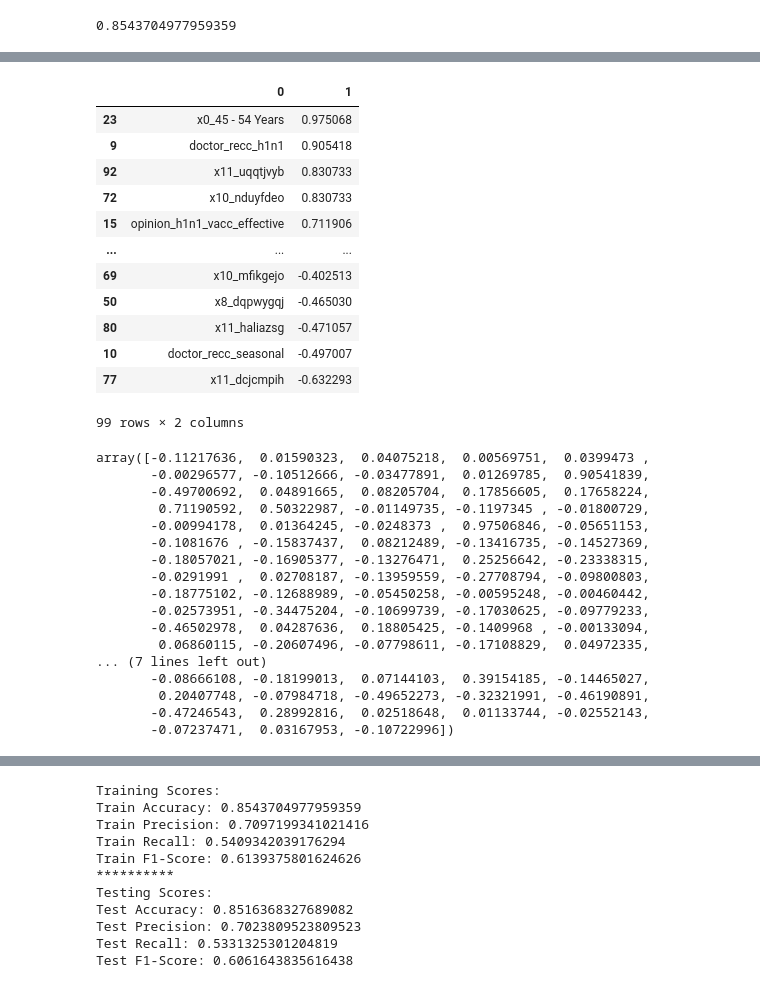
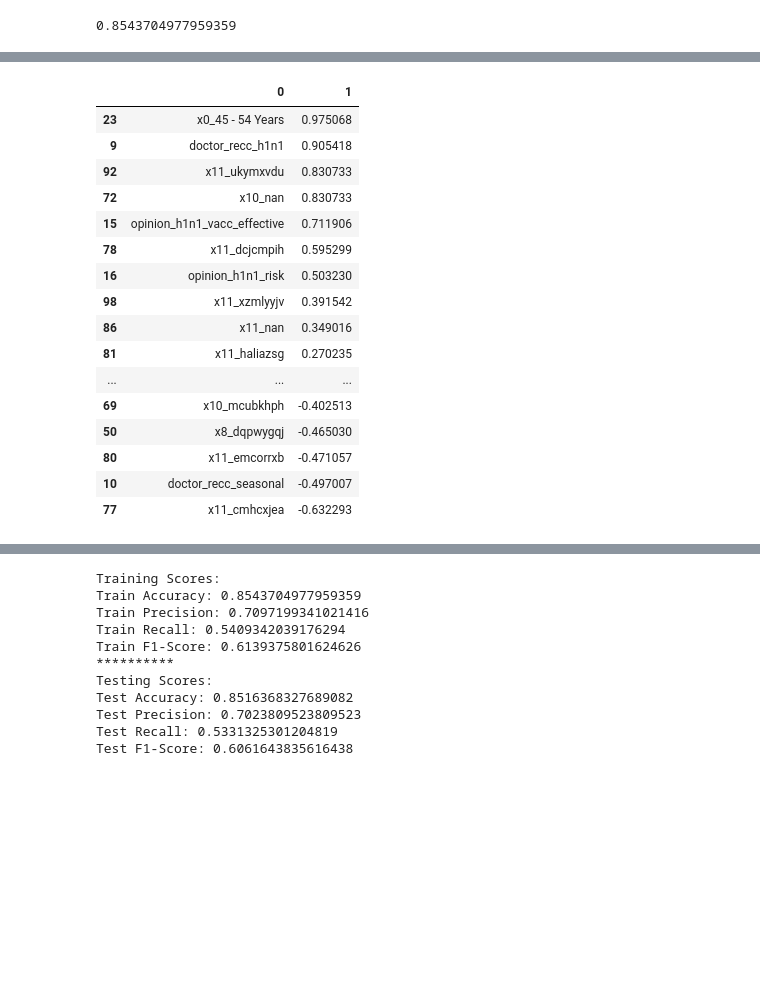
Before and after one commit to Lou-Hines/H1N1_Vaccine_Uptake_Prediction, a Jupyter notebook: Vaccine_EDA _1.ipynb, the cells around one changed output, grey strips where cells are left out. Drawn from its saved outputs; the diff is of its cells as text; code cells hidden in the pictures; blank space fills up the shorter version.

```diff
--- a/Vaccine_EDA _1.ipynb
+++ b/Vaccine_EDA _1.ipynb
@@ -88,6 +74,10 @@ warnings.filterwarnings('ignore')
 train_features_1 = pd.read_csv('/Users/admin/Documents/Flatiron/H1_N1-Classification-Project/data/training_set_features.csv')
 train_targets_1 = pd.read_csv('/Users/admin/Documents/Flatiron/H1_N1-Classification-Project/data/training_set_labels.csv')
 test_features_1 = pd.read_csv('/Users/admin/Documents/Flatiron/H1_N1-Classification-Project/data/test_set_features.csv')
+# %%
+
+pd.set_option("display.max_columns", 100)
+pd.set_option("display.max_rows", 100)
 # %%
 # since we are not given our test y(labels) data, I suppose we have to re-create the original dataset and then split it?
 # let's see if our train features and targets are even the same length
@@ -758,11 +749,11 @@ preprocessor = ColumnTransformer(
 # y_pred=xgb.predict(X_test)
 # xgb.score(X_train, y_train)
 # %%
-
+# let's start out with a simple 'base' model
 
 logreg = Pipeline([
     ('preprocessor', preprocessor),
-    ('model', LogisticRegression())
+    ('cat', LogisticRegression())
 ])
 
 logreg.fit(X_train, y_train)
@@ -806,7 +797,7 @@ names = ['h1n1_concern',
  'x7_Employed', 'x7_Not in Labor Force', 'x7_Unemployed', 'x7_nan'
  'x8_bhuqouqj', 'x8_dqpwygqj', 'x8_fpwskwrf', 'x8_kbazzjca','x8_lrircsnp', 'x8_lzgpxyit', 'x8_mlyzmhmf',
  'x8_oxchjgsf','x8_qufhixun',
- 'x9_MSA, Not Principle  City', 'x9_MSA, Principle City', 'x9_Non-MSA'
+ 'x9_MSA, Not Principle  City', 'x9_MSA, Principle City', 'x9_Non-MSA',
  'household_adults',
  'household_children',
  'x10_atmlpfrs', 'x10_cfqqtusy', 'x10_dotnnunm', 'x10_fcxhlnwr',
@@ -841,39 +832,23 @@ array(['x0_18 - 34 Years', 'x0_35 - 44 Years', 'x0_45 - 54 Years',
        'x11_vlluhbov', 'x11_xgwztkwe', 'x11_xqwwgdyp', 'x11_xtkaffoo',
        'x11_xzmlyyjv'], dtype=object)
 # %%
-coefs= logreg.steps[1][1].coef_
-pd.DataFrame(zip(names, coefs[0])).sort_values(by =1 , ascending = False)
+coefs_1= logreg.steps[1][1].coef_
+pd.DataFrame(zip(names, coefs_1[0])).sort_values(by =1 , ascending = False)
 # %% [output]
 |  | 0 | 1 |
 | 23 | x0_45 - 54 Years | 0.975068 |
 | 9 | doctor_recc_h1n1 | 0.905418 |
-| 92 | x11_uqqtjvyb | 0.830733 |
-| 72 | x10_nduyfdeo | 0.830733 |
+| 92 | x11_ukymxvdu | 0.830733 |
+| 72 | x10_nan | 0.830733 |
 | 15 | opinion_h1n1_vacc_effective | 0.711906 |
+| 78 | x11_dcjcmpih | 0.595299 |
+| 16 | opinion_h1n1_risk | 0.503230 |
+| 98 | x11_xzmlyyjv | 0.391542 |
+| 86 | x11_nan | 0.349016 |
+| 81 | x11_haliazsg | 0.270235 |
 | ... | ... | ... |
-| 69 | x10_mfikgejo | -0.402513 |
+| 69 | x10_mcubkhph | -0.402513 |
 | 50 | x8_dqpwygqj | -0.465030 |
-| 80 | x11_haliazsg | -0.471057 |
+| 80 | x11_emcorrxb | -0.471057 |
 | 10 | doctor_recc_seasonal | -0.497007 |
-| 77 | x11_dcjcmpih | -0.632293 |
+| 77 | x11_cmhcxjea | -0.632293 |
-99 rows × 2 columns
-# %%
-coefs[0]
-# %% [output]
-array([-0.11217636,  0.01590323,  0.04075218,  0.00569751,  0.0399473 ,
-       -0.00296577, -0.10512666, -0.03477891,  0.01269785,  0.90541839,
-       -0.49700692,  0.04891665,  0.08205704,  0.17856605,  0.17658224,
-        0.71190592,  0.50322987, -0.01149735, -0.1197345 , -0.01800729,
-       -0.00994178,  0.01364245, -0.0248373 ,  0.97506846, -0.05651153,
-       -0.1081676 , -0.15837437,  0.08212489, -0.13416735, -0.14527369,
-       -0.18057021, -0.16905377, -0.13276471,  0.25256642, -0.23338315,
-       -0.0291991 ,  0.02708187, -0.13959559, -0.27708794, -0.09800803,
-       -0.18775102, -0.12688989, -0.05450258, -0.00595248, -0.00460442,
-       -0.02573951, -0.34475204, -0.10699739, -0.17030625, -0.09779233,
-       -0.46502978,  0.04287636,  0.18805425, -0.1409968 , -0.00133094,
-        0.06860115, -0.20607496, -0.07798611, -0.17108829,  0.04972335,
-... (7 lines left out)
-       -0.08666108, -0.18199013,  0.07144103,  0.39154185, -0.14465027,
-        0.20407748, -0.07984718, -0.49652273, -0.32321991, -0.46190891,
-       -0.47246543,  0.28992816,  0.02518648,  0.01133744, -0.02552143,
-       -0.07237471,  0.03167953, -0.10722996])
```
Also changed, not shown: parts of 67 cells of this notebook, 3 other files.
